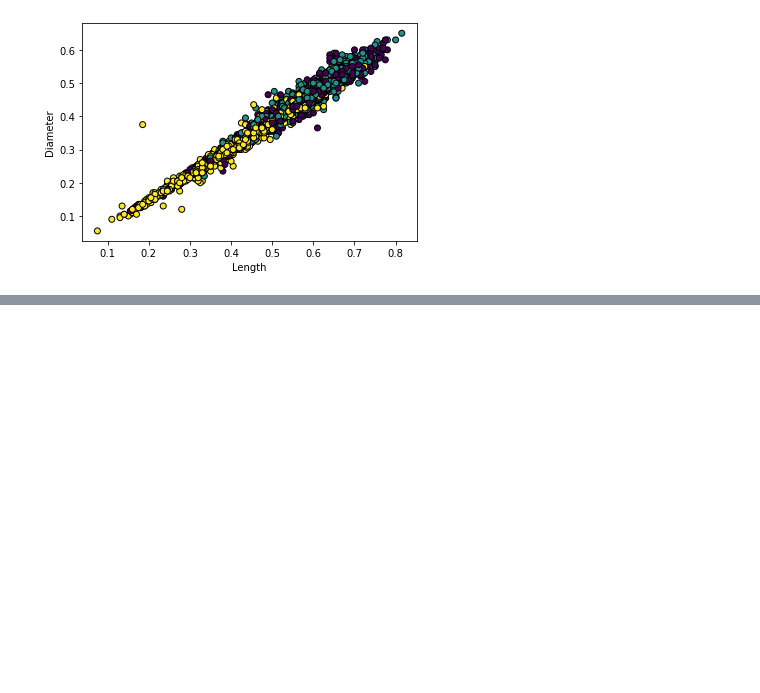
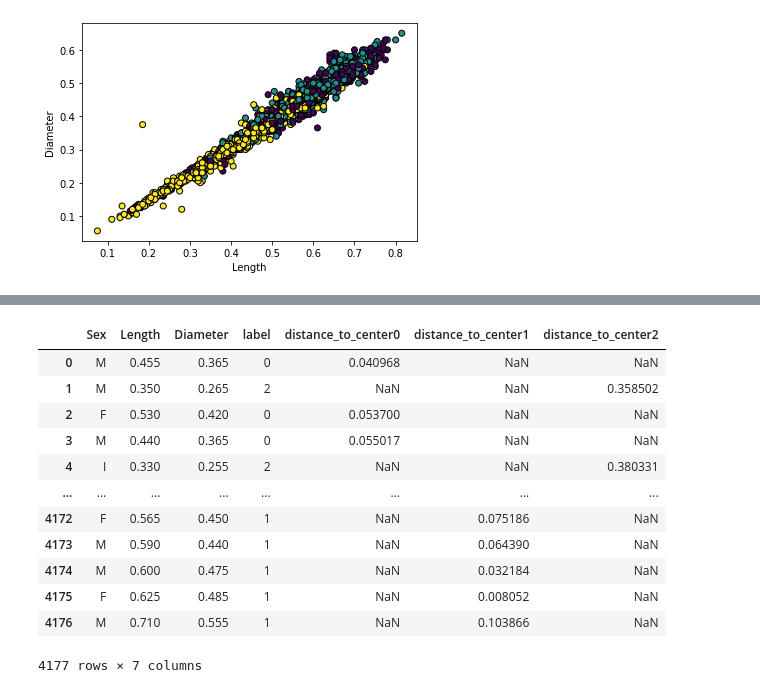
Before and after one commit to yaroslavtsepkov/StatAnalysis, a Jupyter notebook: 03-cluster-analysis-yaroslav-tsepkov.ipynb, the cells around one changed output, grey strips where cells are left out. Cells and saved outputs as stored; diff of their text form; code cells hidden in the pictures; blank space fills up the shorter version.

```diff
--- a/03-cluster-analysis-yaroslav-tsepkov.ipynb
+++ b/03-cluster-analysis-yaroslav-tsepkov.ipynb
@@ -77,0 +79,4 @@ plt.savefig('data/gendataclusters-03.svg', dpi=500)
+# %%
+def distance_to_centroid(row, centroid, cols):
+    row = row[cols]
+    return euclidean(row, centroid)
@@ -123,0 +157,24 @@ plt.savefig('data/clusterabalonebysex.svg')
+# %%
+abalone['label'] = clstabalone.labels_
+abalone['distance_to_center0'] = abalone[abalone.label == 0]\
+.apply(lambda r: distance_to_centroid(r,clstabalone.cluster_centers_[0],['Length','Diameter']),1)
+abalone['distance_to_center1'] = abalone[abalone.label == 1]\
+.apply(lambda r: distance_to_centroid(r,clstabalone.cluster_centers_[1],['Length','Diameter']),1)
+abalone['distance_to_center2'] = abalone[abalone.label == 2]\
+.apply(lambda r: distance_to_centroid(r,clstabalone.cluster_centers_[1],['Length','Diameter']),1)
+# %%
+abalone
+# %% [output]
+|  | Sex | Length | Diameter | label | distance_to_center0 | distance_to_center1 | distance_to_center2 |
+| 0 | M | 0.455 | 0.365 | 0 | 0.040968 | NaN | NaN |
+| 1 | M | 0.350 | 0.265 | 2 | NaN | NaN | 0.358502 |
+| 2 | F | 0.530 | 0.420 | 0 | 0.053700 | NaN | NaN |
+| 3 | M | 0.440 | 0.365 | 0 | 0.055017 | NaN | NaN |
+| 4 | I | 0.330 | 0.255 | 2 | NaN | NaN | 0.380331 |
+| ... | ... | ... | ... | ... | ... | ... | ... |
+| 4172 | F | 0.565 | 0.450 | 1 | NaN | 0.075186 | NaN |
+| 4173 | M | 0.590 | 0.440 | 1 | NaN | 0.064390 | NaN |
+| 4174 | M | 0.600 | 0.475 | 1 | NaN | 0.032184 | NaN |
+| 4175 | F | 0.625 | 0.485 | 1 | NaN | 0.008052 | NaN |
+| 4176 | M | 0.710 | 0.555 | 1 | NaN | 0.103866 | NaN |
+4177 rows × 7 columns
```
Also changed, not shown: parts of 15 cells of this notebook, 21 other files.
